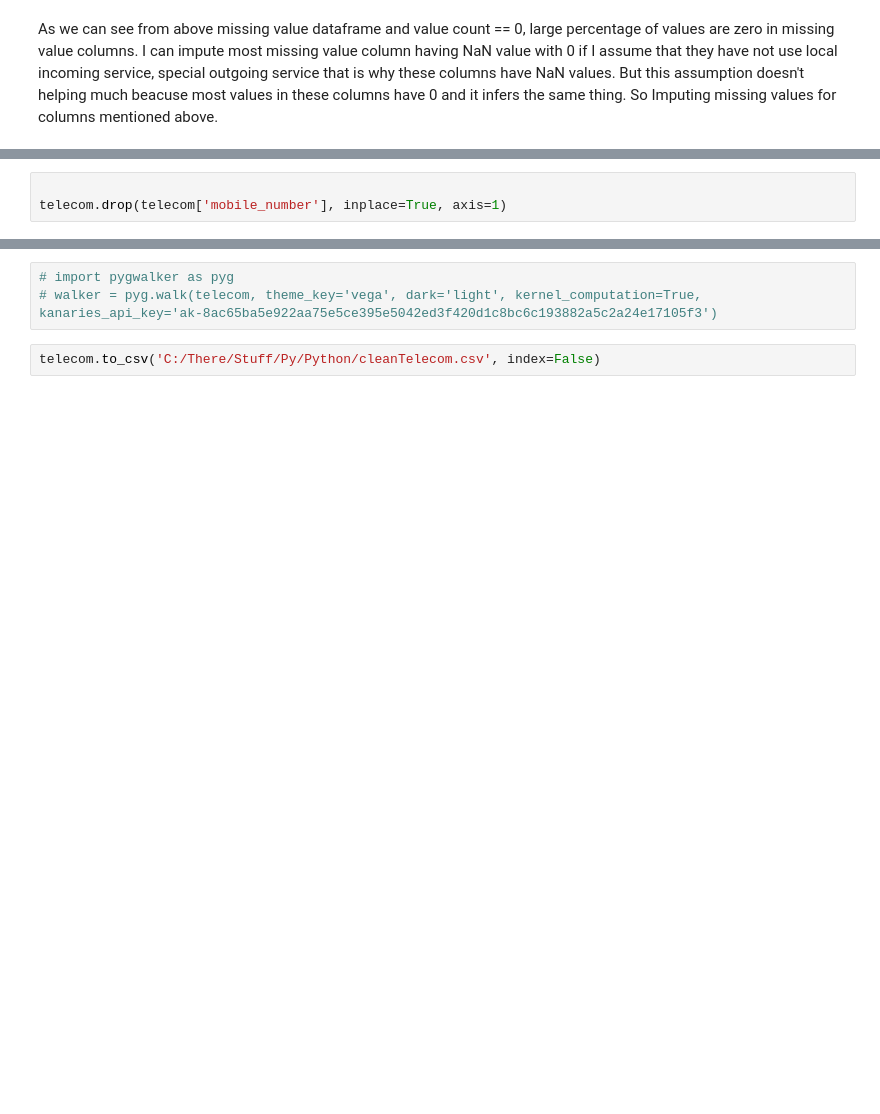
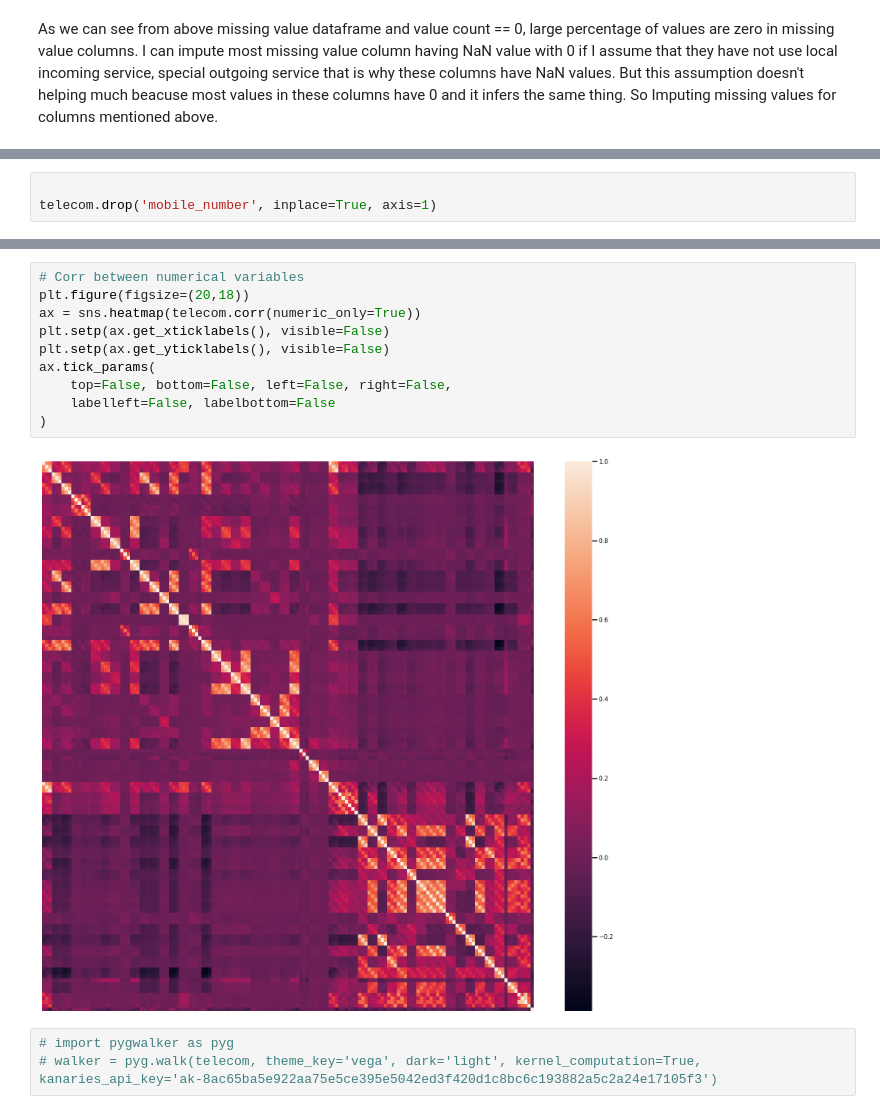
Before and after one commit to arduinto/SEATelChurn, a Jupyter notebook: TelChurnSEA.ipynb, the cells around one changed output, grey strips where cells are left out. Drawn from its saved outputs; the diff is of its cells as text; blank space fills up the shorter version.

Commit message:
added heatmap plot

```diff
--- a/TelChurnSEA.ipynb
+++ b/TelChurnSEA.ipynb
@@ -224,3 +349,3 @@ len(telecom['mobile_number'].unique())
 # %%
 
-telecom.drop(telecom['mobile_number'], inplace=True, axis=1)
+telecom.drop('mobile_number', inplace=True, axis=1)
@@ -227,5 +362,15 @@ telecom.drop(telecom['mobile_number'], inplace=True, axis=1)
+# %%
+# Corr between numerical variables
+plt.figure(figsize=(20,18))
+ax = sns.heatmap(telecom.corr(numeric_only=True))
+plt.setp(ax.get_xticklabels(), visible=False)
+plt.setp(ax.get_yticklabels(), visible=False)
+ax.tick_params(
+    top=False, bottom=False, left=False, right=False,
+    labelleft=False, labelbottom=False
+)
+# %% [output]
+[figure, added]
 # %%
 # import pygwalker as pyg
 # walker = pyg.walk(telecom, theme_key='vega', dark='light', kernel_computation=True, kanaries_api_key='ak-8ac65ba5e922aa75e5ce395e5042ed3f420d1c8bc6c193882a5c2a24e17105f3')
-# %%
-telecom.to_csv('C:/There/Stuff/Py/Python/cleanTelecom.csv', index=False)
```
Also changed, not shown: parts of 21 cells of this notebook.
